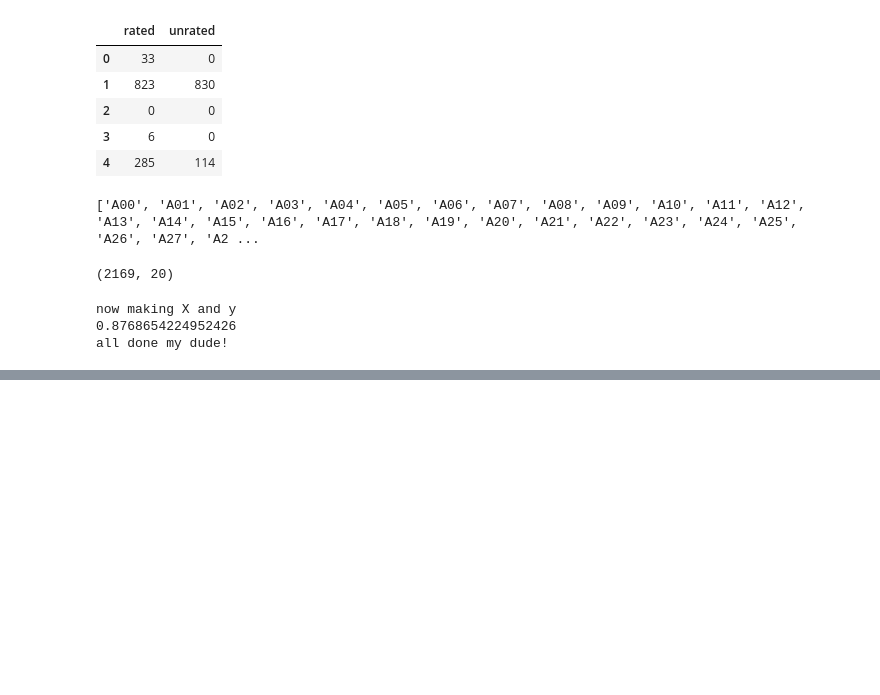
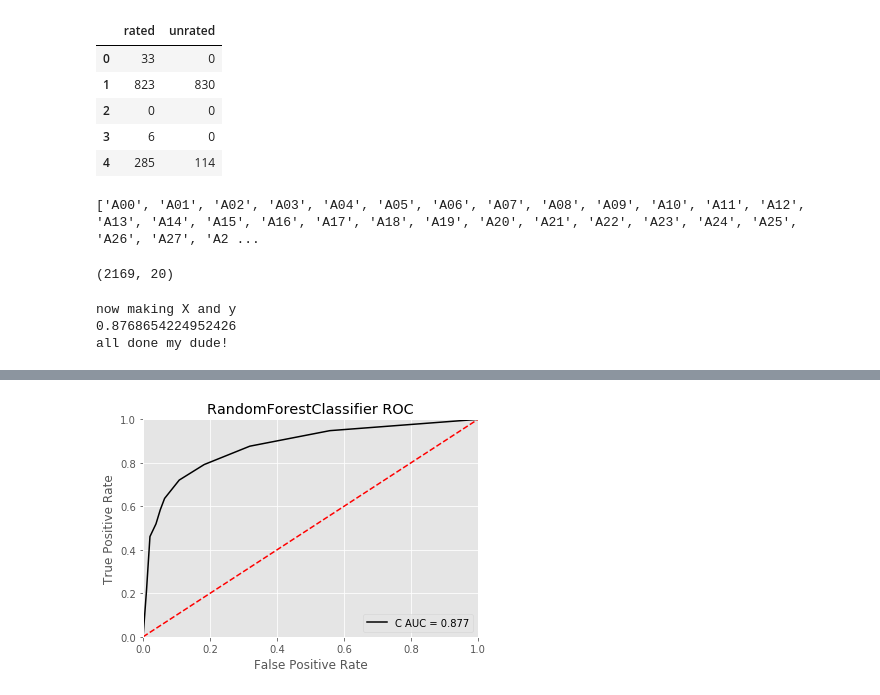
Before and after one commit to Bmcgarry194/ChessStyle, a Jupyter notebook: mongodb.ipynb, the cells around one changed output, grey strips where cells are left out. Drawn from its saved outputs; the diff is of its cells as text; code cells hidden in the pictures; blank space fills up the shorter version.

```diff
--- a/mongodb.ipynb
+++ b/mongodb.ipynb
@@ -504,0 +489,4 @@ is_premium
+# %%
+plot_roc(random_forest_testrun, X_test, y_test)
+# %% [output]
+[figure, added]
```
Also changed, not shown: parts of 3 cells of this notebook, 3 other files.
